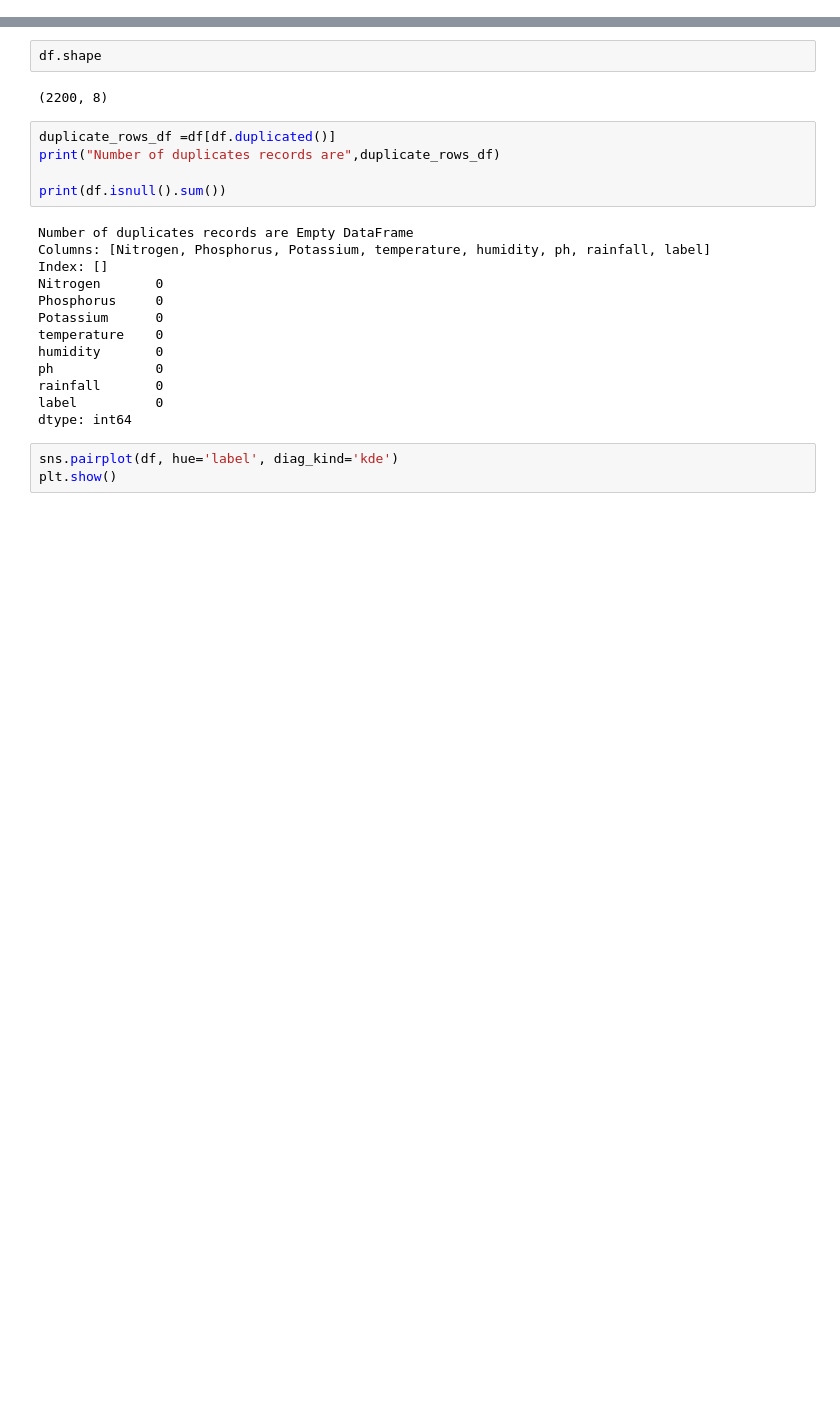
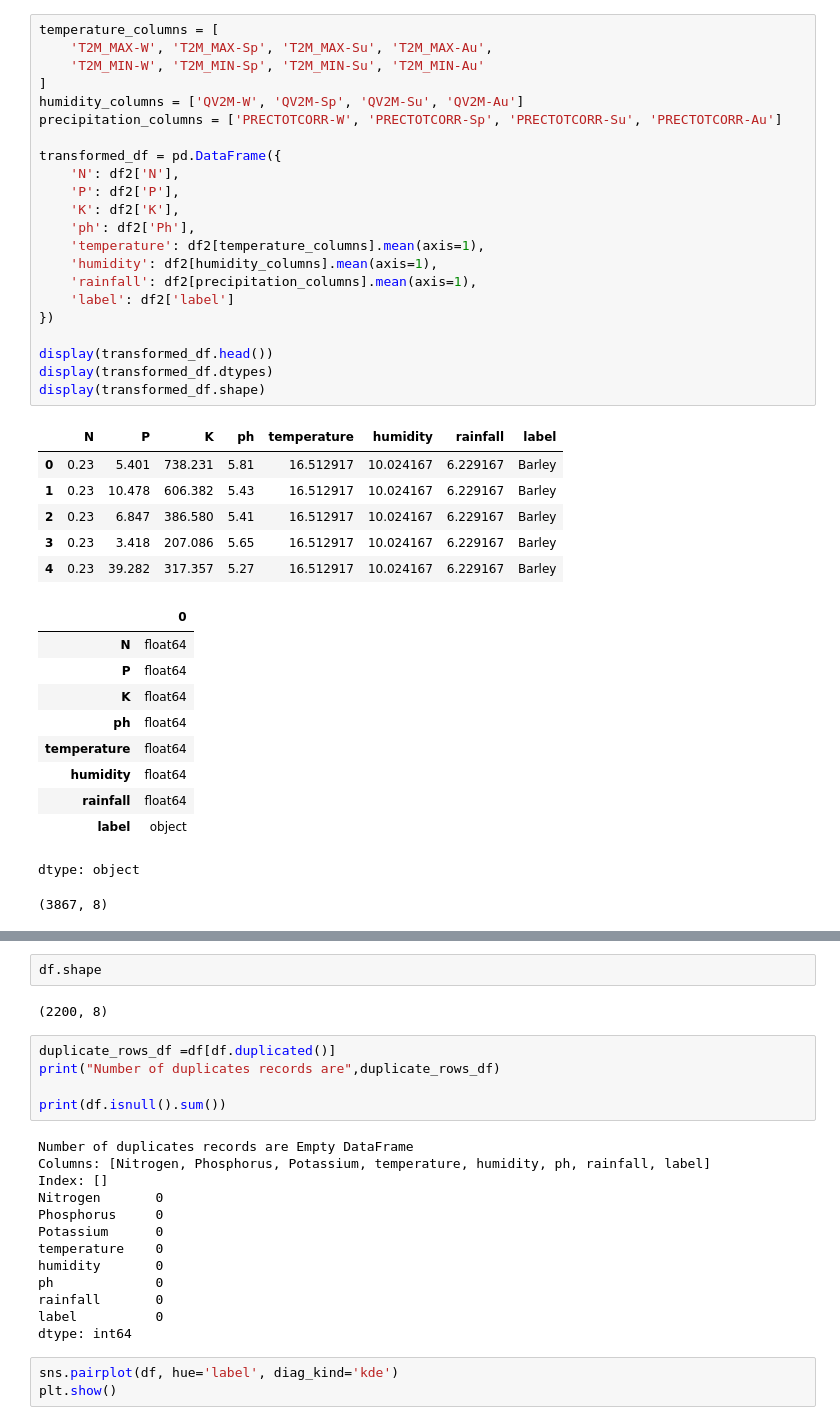
Before and after one commit to Shahmeer-Ahmed/Crop_Recommendation_System_DS_FA24, a Jupyter notebook: MLProject (2).ipynb, the cells around one changed output, grey strips where cells are left out. Cells and saved outputs as stored; diff of their text form; blank space fills up the shorter version.

```diff
--- a/MLProject (2).ipynb
+++ b/MLProject (2).ipynb
@@ -39,0 +133,40 @@ df.head()
+# %%
+temperature_columns = [
+    'T2M_MAX-W', 'T2M_MAX-Sp', 'T2M_MAX-Su', 'T2M_MAX-Au',
+    'T2M_MIN-W', 'T2M_MIN-Sp', 'T2M_MIN-Su', 'T2M_MIN-Au'
+]
+humidity_columns = ['QV2M-W', 'QV2M-Sp', 'QV2M-Su', 'QV2M-Au']
+precipitation_columns = ['PRECTOTCORR-W', 'PRECTOTCORR-Sp', 'PRECTOTCORR-Su', 'PRECTOTCORR-Au']
+
+transformed_df = pd.DataFrame({
+    'N': df2['N'],
+    'P': df2['P'],
+    'K': df2['K'],
+    'ph': df2['Ph'],
+    'temperature': df2[temperature_columns].mean(axis=1),
+    'humidity': df2[humidity_columns].mean(axis=1),
+    'rainfall': df2[precipitation_columns].mean(axis=1),
+    'label': df2['label']
+})
+
+display(transformed_df.head())
+display(transformed_df.dtypes)
+display(transformed_df.shape)
+# %% [output]
+|  | N | P | K | ph | temperature | humidity | rainfall | label |
+| 0 | 0.23 | 5.401 | 738.231 | 5.81 | 16.512917 | 10.024167 | 6.229167 | Barley |
+| 1 | 0.23 | 10.478 | 606.382 | 5.43 | 16.512917 | 10.024167 | 6.229167 | Barley |
+| 2 | 0.23 | 6.847 | 386.580 | 5.41 | 16.512917 | 10.024167 | 6.229167 | Barley |
+| 3 | 0.23 | 3.418 | 207.086 | 5.65 | 16.512917 | 10.024167 | 6.229167 | Barley |
+| 4 | 0.23 | 39.282 | 317.357 | 5.27 | 16.512917 | 10.024167 | 6.229167 | Barley |
+|  | 0 |
+| N | float64 |
+| P | float64 |
+| K | float64 |
+| ph | float64 |
+| temperature | float64 |
+| humidity | float64 |
+| rainfall | float64 |
+| label | object |
+dtype: object
+(3867, 8)
```
Also changed, not shown: parts of 12 cells of this notebook.
